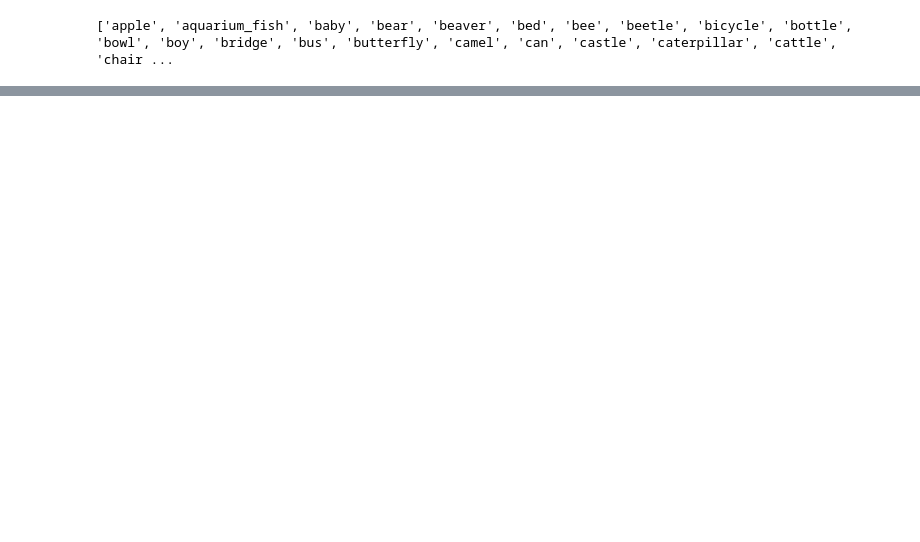
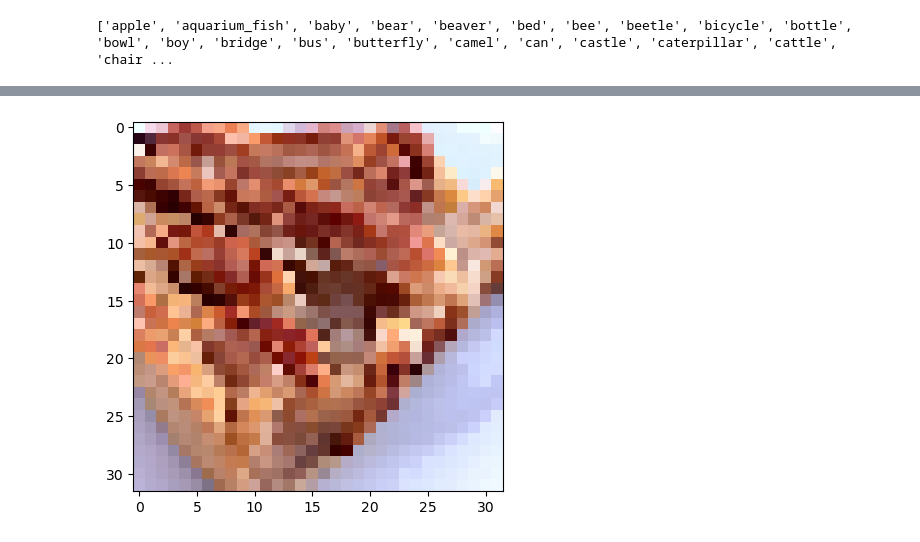
Before and after one commit to GaldanTheSneaky/food-not-food, a Jupyter notebook: food_not_food.ipynb, the cells around one changed output, grey strips where cells are left out. Drawn from its saved outputs; the diff is of its cells as text; code cells hidden in the pictures; blank space fills up the shorter version.

```diff
--- a/food_not_food.ipynb
+++ b/food_not_food.ipynb
@@ -64,0 +88,10 @@ can   man   bus   tulip caterpillar train table can   dinosaur poppy plain fores
+# %%
+import matplotlib.image
+
+
+img = cv2.resize(img, dsize=(32, 32), interpolation=cv2.INTER_CUBIC)
+
+plt.imshow(img)
+plt.show()
+# %% [output]
+[figure, added]
```
Also changed, not shown: parts of 7 cells of this notebook.
